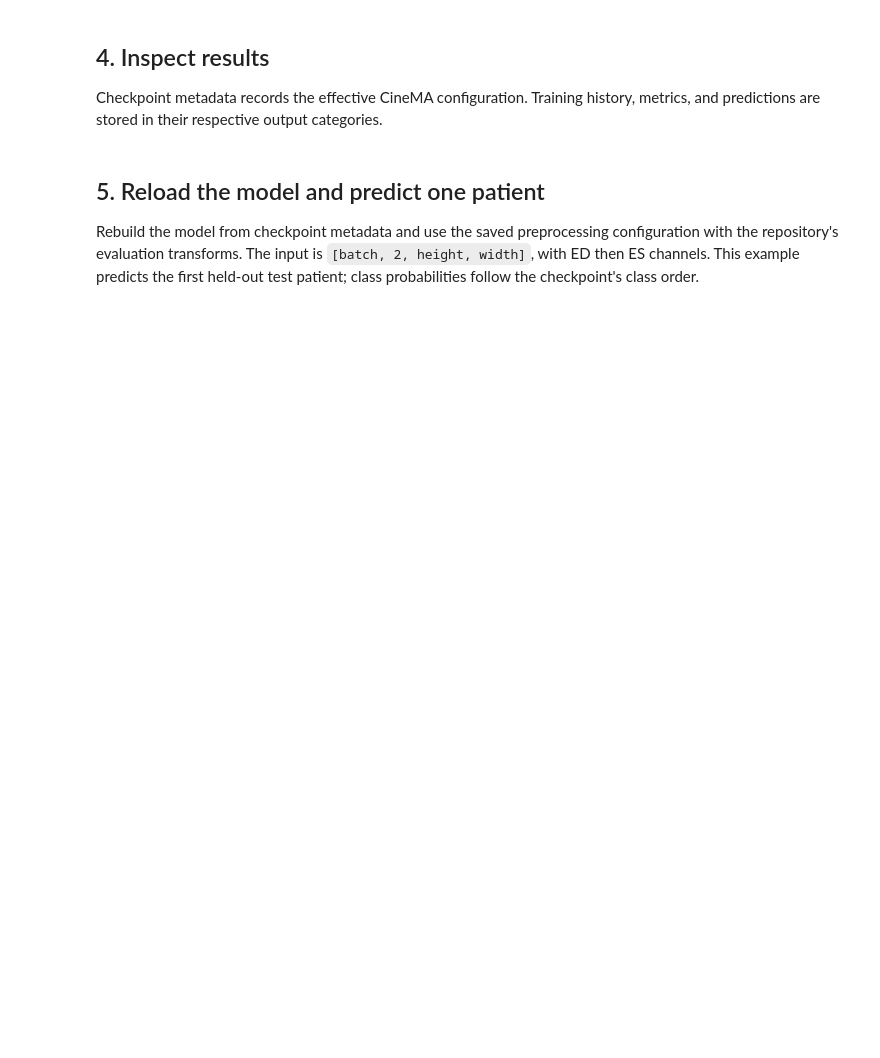
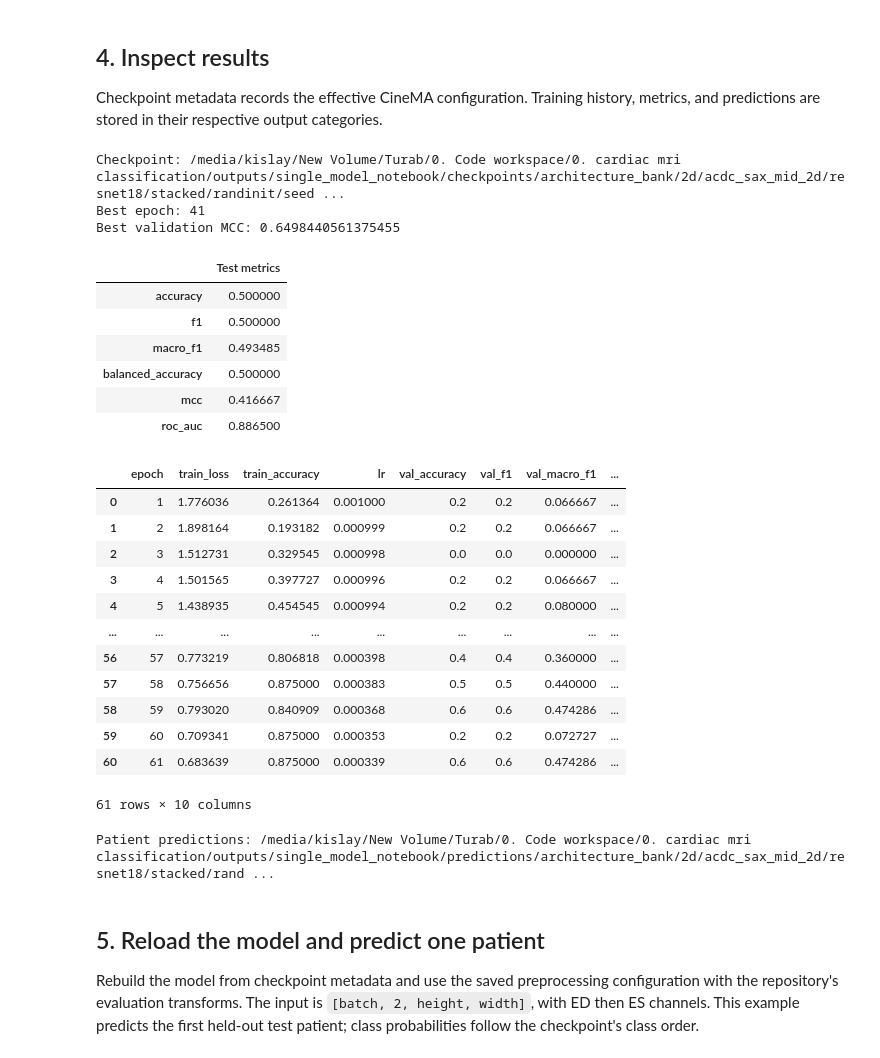
Before and after one commit to HXAI-MED/cardiac-mri-classification, a Jupyter notebook: notebooks/single_model_training.ipynb, the cells around one changed output. Saved outputs shown, nothing was run; the diff lists cells and outputs as text; code cells hidden in the pictures; blank space fills up the shorter version.

```diff
--- a/notebooks/single_model_training.ipynb
+++ b/notebooks/single_model_training.ipynb
@@ -40,8 +40,8 @@ python main.py --config-name acdc_2d 'run.stages=[preprocess]' data.acdc_raw=/pa
 
 For full training set `SMOKE = False`. The example then uses 100 epochs maximum with early stopping; adjust this for your experiment. Smoke mode overrides epochs to 1, warmup to 0, effective batch size to 4, device batch size to 1, and workers to 0. Every model-selection list is explicitly restricted to one entry.
 # %%
-DATA_ROOT = Path("/media/kislay/New Volume/Turab/data/ACDC").expanduser().resolve()  # EDIT THIS
-SMOKE = True
+DATA_ROOT = Path("/media/kislay/New Volume/Turab/results/cinema_reproduction/processed/acdc").expanduser().resolve()  # EDIT THIS
+SMOKE = False
 EPOCHS = 100
 SEED = 0
 BACKBONE = "resnet18"
@@ -132,20 +165,45 @@ Checkpoint metadata records the effective CineMA configuration. Training history
 # %%
 import pandas as pd
 from src.protocol import protocols
 from src.utils import artifact_path
 
 group = "architecture_smoke" if SMOKE else "architecture_bank"
-run_dir = (OUTPUT_ROOT / "checkpoints" / group / "2d"
+run_dir = (OUTPUT_ROOT / "checkpoints" / "acdc_2d" / group / "2d"
            / protocols["acdc_2d"]["task_key"] / BACKBONE / FORMULATION
            / INITIALIZATION / f"seed_{SEED}")
 checkpoint_path = run_dir / "best_val_mcc.pt"
 summary = json.loads((run_dir / "summary.json").read_text())
 print("Checkpoint:", checkpoint_path)
 print("Best epoch:", summary["best_epoch"])
 print("Best validation MCC:", summary["best_val_mcc"])
 display(pd.Series(summary["test"], name="Test metrics").to_frame())
 display(pd.read_csv(artifact_path(run_dir / "history.csv")))
 print("Patient predictions:", artifact_path(run_dir / "test" / "predictions.csv"))
+# %% [output]
+Checkpoint: /media/kislay/New Volume/Turab/0. Code workspace/0. cardiac mri classification/outputs/single_model_notebook/checkpoints/architecture_bank/2d/acdc_sax_mid_2d/resnet18/stacked/randinit/seed ...
+Best epoch: 41
+Best validation MCC: 0.6498440561375455
+|  | Test metrics |
+| accuracy | 0.500000 |
+| f1 | 0.500000 |
+| macro_f1 | 0.493485 |
+| balanced_accuracy | 0.500000 |
+| mcc | 0.416667 |
+| roc_auc | 0.886500 |
+|  | epoch | train_loss | train_accuracy | lr | val_accuracy | val_f1 | val_macro_f1 | ... |
+| 0 | 1 | 1.776036 | 0.261364 | 0.001000 | 0.2 | 0.2 | 0.066667 | ... |
+| 1 | 2 | 1.898164 | 0.193182 | 0.000999 | 0.2 | 0.2 | 0.066667 | ... |
+| 2 | 3 | 1.512731 | 0.329545 | 0.000998 | 0.0 | 0.0 | 0.000000 | ... |
+| 3 | 4 | 1.501565 | 0.397727 | 0.000996 | 0.2 | 0.2 | 0.066667 | ... |
+| 4 | 5 | 1.438935 | 0.454545 | 0.000994 | 0.2 | 0.2 | 0.080000 | ... |
+| ... | ... | ... | ... | ... | ... | ... | ... | ... |
+| 56 | 57 | 0.773219 | 0.806818 | 0.000398 | 0.4 | 0.4 | 0.360000 | ... |
+| 57 | 58 | 0.756656 | 0.875000 | 0.000383 | 0.5 | 0.5 | 0.440000 | ... |
+| 58 | 59 | 0.793020 | 0.840909 | 0.000368 | 0.6 | 0.6 | 0.474286 | ... |
+| 59 | 60 | 0.709341 | 0.875000 | 0.000353 | 0.2 | 0.2 | 0.072727 | ... |
+| 60 | 61 | 0.683639 | 0.875000 | 0.000339 | 0.6 | 0.6 | 0.474286 | ... |
+61 rows × 10 columns
+Patient predictions: /media/kislay/New Volume/Turab/0. Code workspace/0. cardiac mri classification/outputs/single_model_notebook/predictions/architecture_bank/2d/acdc_sax_mid_2d/resnet18/stacked/rand ...
 # %% [markdown]
 ## 5. Reload the model and predict one patient
 
```
Also changed, not shown: parts of 5 cells of this notebook, 18 other files.
